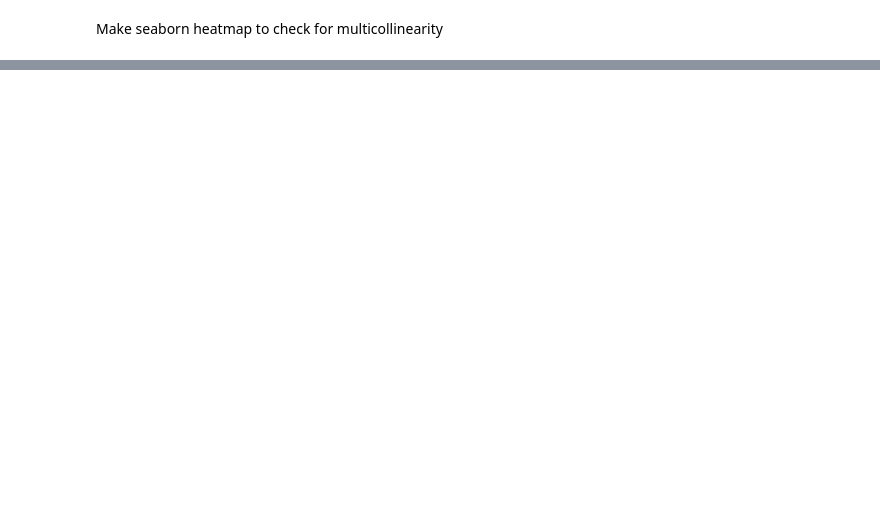
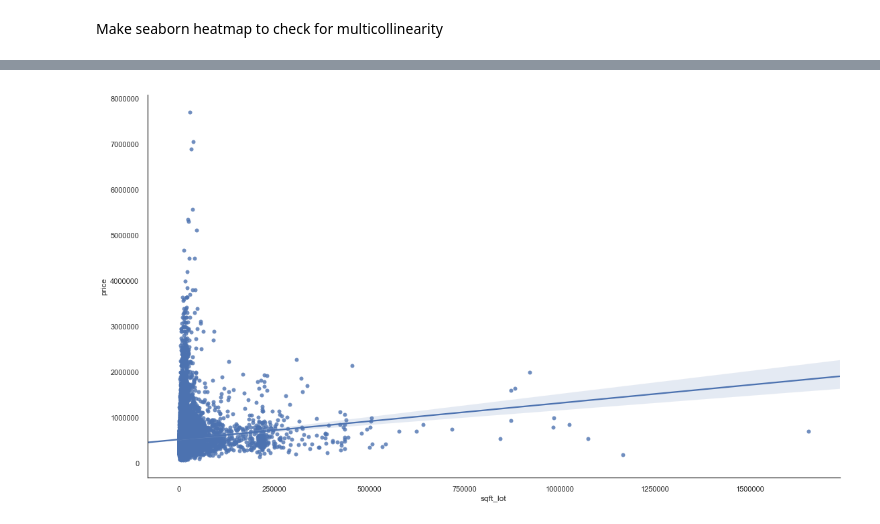
Before and after one commit to AnnaLara/dsc-1-final-project, a Jupyter notebook: draft.ipynb, the cells around one changed output, grey strips where cells are left out. Drawn from its saved outputs; the diff is of its cells as text; code cells hidden in the pictures; blank space fills up the shorter version.

```diff
--- a/draft.ipynb
+++ b/draft.ipynb
@@ -154,0 +236,6 @@ sns.heatmap(corr, mask=mask, cmap=cmap, vmax=.3, center=0,
+# %%
+g = sns.regplot(df.sqft_lot, df.price)
+g.figure.set_size_inches(18.5, 10.5)
+sns.despine()
+# %% [output]
+[figure, added]
```
Also changed, not shown: parts of 11 cells of this notebook.
